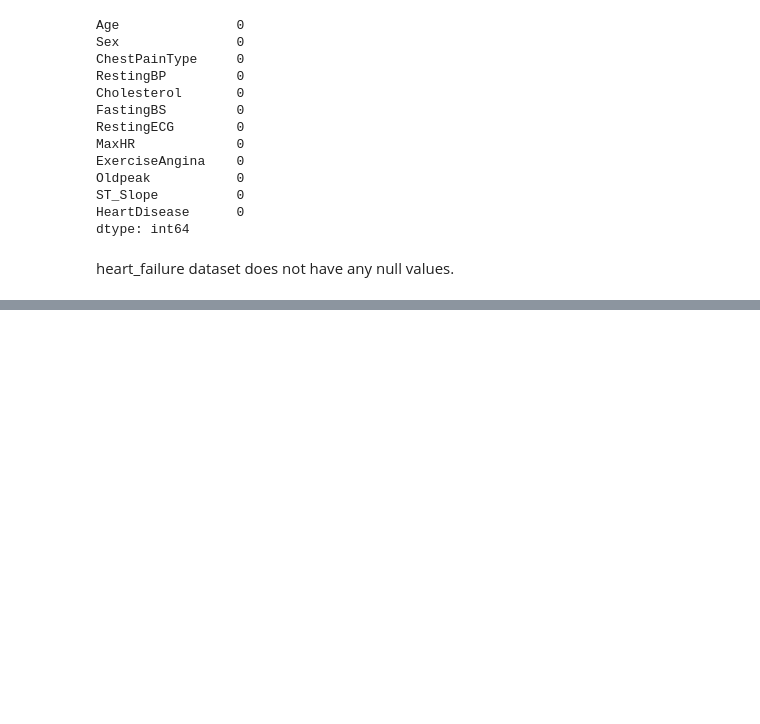
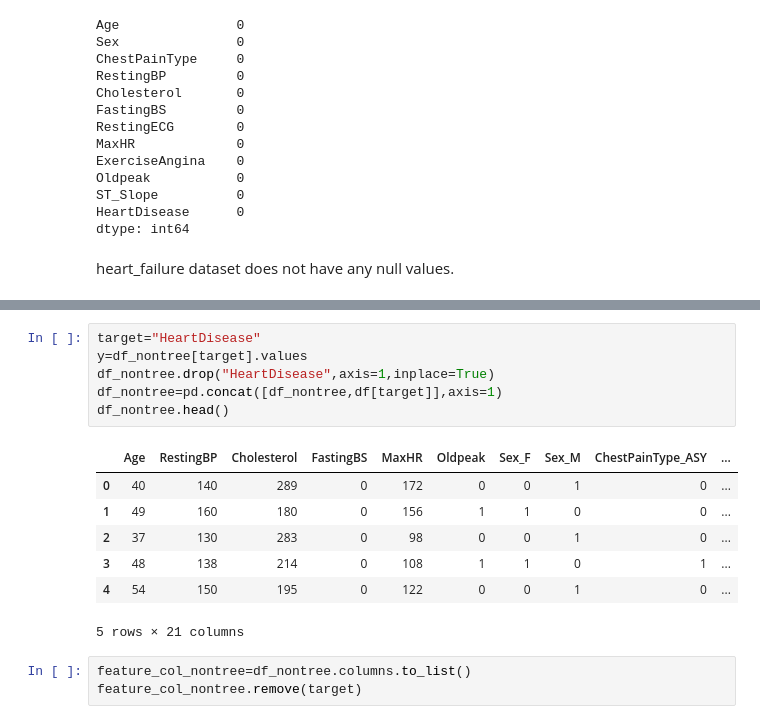
Before and after one commit to killich8/End-to-End-Cardiovascular-Disease, a Jupyter notebook: research/Exploratory_Data_Analysis.ipynb, the cells around one changed output, grey strips where cells are left out. Cells and saved outputs as stored; diff of their text form; blank space fills up the shorter version.

```diff
--- a/research/Exploratory_Data_Analysis.ipynb
+++ b/research/Exploratory_Data_Analysis.ipynb
@@ -273,0 +313,17 @@ heart_failure dataset does not have any null values.
+# %%
+target="HeartDisease"
+y=df_nontree[target].values
+df_nontree.drop("HeartDisease",axis=1,inplace=True)
+df_nontree=pd.concat([df_nontree,df[target]],axis=1)
+df_nontree.head()
+# %% [output]
+|  | Age | RestingBP | Cholesterol | FastingBS | MaxHR | Oldpeak | Sex_F | Sex_M | ChestPainType_ASY | ... |
+| 0 | 40 | 140 | 289 | 0 | 172 | 0 | 0 | 1 | 0 | ... |
+| 1 | 49 | 160 | 180 | 0 | 156 | 1 | 1 | 0 | 0 | ... |
+| 2 | 37 | 130 | 283 | 0 | 98 | 0 | 0 | 1 | 0 | ... |
+| 3 | 48 | 138 | 214 | 0 | 108 | 1 | 1 | 0 | 1 | ... |
+| 4 | 54 | 150 | 195 | 0 | 122 | 0 | 0 | 1 | 0 | ... |
+5 rows × 21 columns
+# %%
+feature_col_nontree=df_nontree.columns.to_list()
+feature_col_nontree.remove(target)
```
Also changed, not shown: parts of 7 cells of this notebook, 13 other files.
